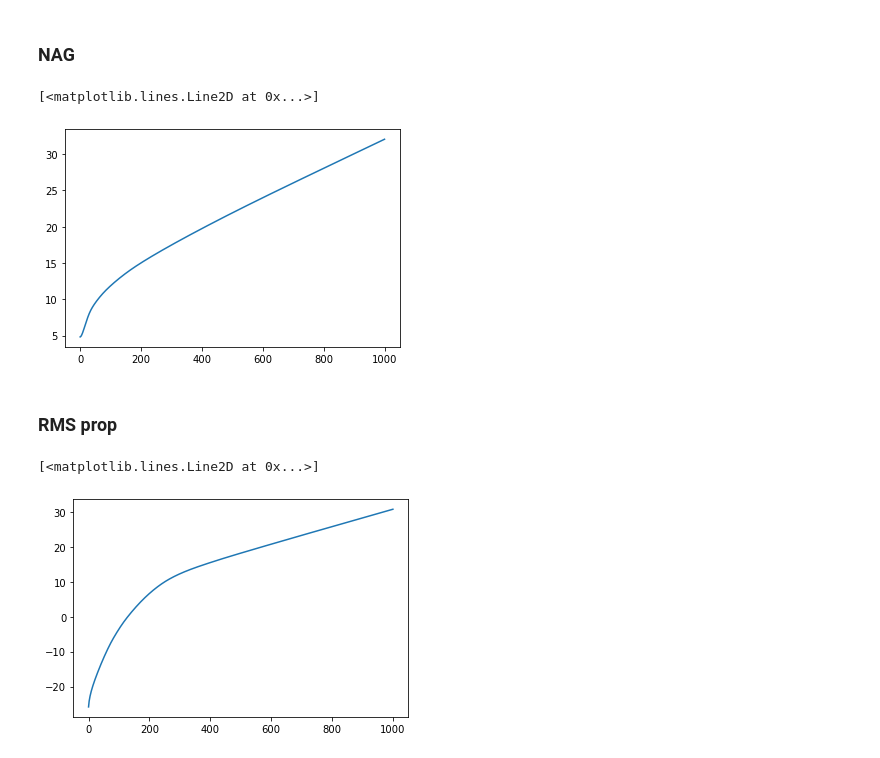
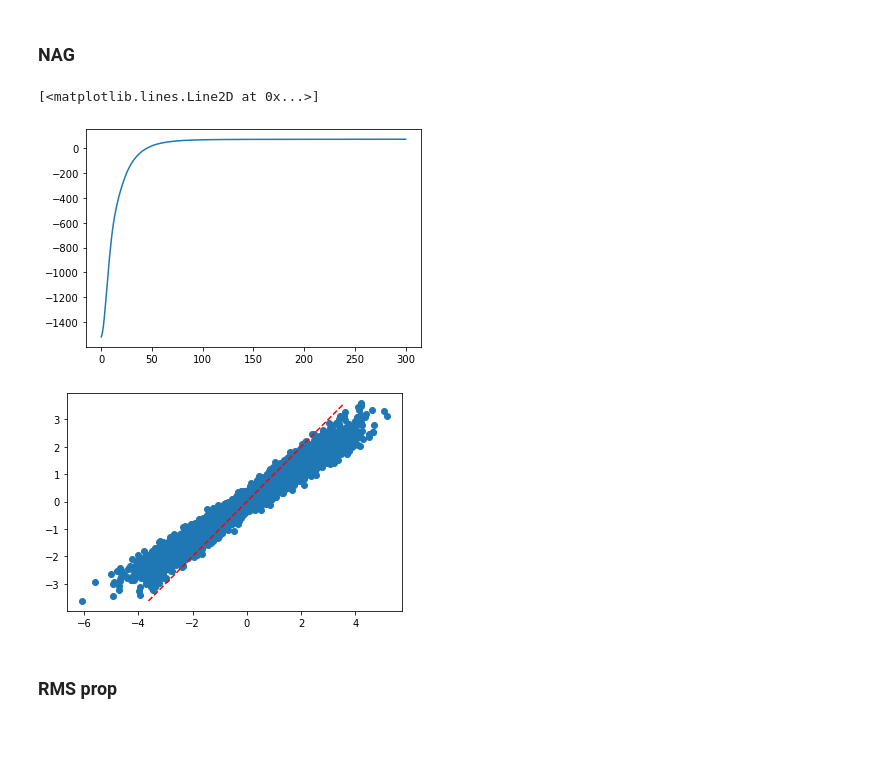
Before and after one commit to micheleavella/brain_project, a Jupyter notebook: kinetic_ising_simulation_inference.ipynb, the cells around one changed output. Drawn from its saved outputs; the diff is of its cells as text; code cells hidden in the pictures.

```diff
--- a/kinetic_ising_simulation_inference.ipynb
+++ b/kinetic_ising_simulation_inference.ipynb
@@ -24,9 +24,9 @@ def simulation(J,h,gamma,steps,dt):
     S = np.array(S).T
     return S
 # %%
-np.random.seed(123)
+np.random.seed(201098)
 
-N = 10
+N = 100
 #########################################
 J = np.random.normal(0,1,(N,N))
 np.fill_diagonal(J,0)
@@ -34,10 +34,9 @@ h = np.random.normal(0,1,N)
 
 p_real = np.concatenate((J.flatten(),h))
 ##########################################
-gamma = 50
-steps = 10_000
-T = 5
-dt = 1/steps
+gamma = 1
+steps = 100_000#1_000_000
+dt = 0.1
 ##########################################
 ##SIMULATION
 S = simulation(J,h,gamma,steps,dt)
@@ -185,16 +179,18 @@ print((y_f-y_i)/dx)
 ### SGA with regularization
 # %%
 np.random.seed(1234)
-l_r = 0.001
-STEPS = 10000
+l_r = 0.3
+STEPS = 300
 p_0 = np.random.normal(0,2,N*N+N)
-LAMBDA = 0.4
 
 ris = [L(p_0,S,C,C_dot,gamma)]
 for i in tqdm(range(STEPS)):
-    p_0 += l_r * (grad_L(p_0,S,C,C_dot,gamma) - LAMBDA*(np.abs(p_0)))
+    p_0 += l_r*grad_L(p_0,S,C,C_dot,gamma)
     ris.append(L(p_0,S,C,C_dot,gamma))
     if ris[-1]<ris[-2]: break
 plt.plot(ris)
+plt.figure()
+plt.plot(p_0,p_real,'o')
+plt.plot([min(p_real),max(p_real)],[min(p_real),max(p_real)],'--',color ='red')
 # %% [output]
 [<matplotlib.lines.Line2D at 0x...>]
@@ -202,46 +199,49 @@ plt.plot(ris)
 # %% [markdown]
 ### NAG
 # %%
-np.random.seed(123)
+np.random.seed(1234)
 p_nag = np.random.normal(0,2,N*N+N)
 v = np.zeros(N*N+N)
 ### PARAMS
-steps = 1000
-l_r = 0.01
+steps = 300
+l_r = 0.1
 fric = 0.9
-LAMBDA = 0
+
 
 ris = [L(p_nag,S,C,C_dot,gamma)]
 for i in tqdm(range(steps)):
-    v = fric*v + l_r * (grad_L(p_nag+fric*v,S,C,C_dot,gamma) - LAMBDA*(np.abs(p_nag)))
+    v = fric*v + l_r * (grad_L(p_nag+fric*v,S,C,C_dot,gamma))
     p_nag += v
     ris.append(L(p_nag,S,C,C_dot,gamma))
 
 plt.plot(ris)
+plt.figure()
+plt.plot(p_nag,p_real,'o')
+plt.plot([min(p_real),max(p_real)],[min(p_real),max(p_real)],'--',color ='red')
 # %% [output]
 [<matplotlib.lines.Line2D at 0x...>]
-[figure, old version]
+[figure, new version]
+[figure, added]
 # %% [markdown]
 ### RMS prop
 # %%
 p_rms = np.random.normal(0,2,N*N+N)
 s = np.zeros(N*N+N)
 ### PARAMS
-steps = 1000
-l_r = 0.01
+steps = 200
+l_r = 0.05
 beta = 0.9
 eps = 10**(-8)
-LAMBDA = 0.0
 
 ris = [L(p_rms,S,C,C_dot,gamma)]
 for i in tqdm(range(steps)):
-    g = grad_L(p_rms,S,C,C_dot,gamma)-LAMBDA*(np.abs(p_rms))
+    g = grad_L(p_rms,S,C,C_dot,gamma)
     s = beta * s + (1-beta)*g*g
     p_rms += l_r*g/np.sqrt(s+eps)
 
     ris.append(L(p_rms,S,C,C_dot,gamma))
 
 plt.plot(ris)
+plt.figure()
+plt.plot(p_rms,p_real,'o')
+plt.plot([min(p_real),max(p_real)],[min(p_real),max(p_real)],'--',color ='red')
-# %% [output]
-[<matplotlib.lines.Line2D at 0x...>]
-[figure, removed]
```
Also changed, not shown: parts of 12 cells of this notebook.
